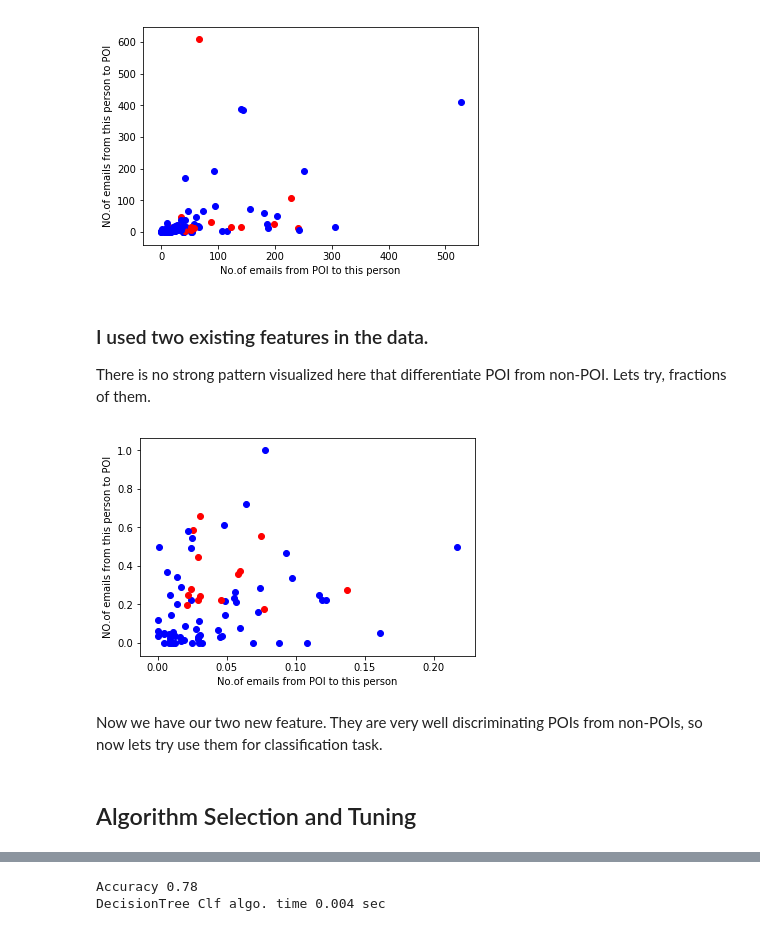
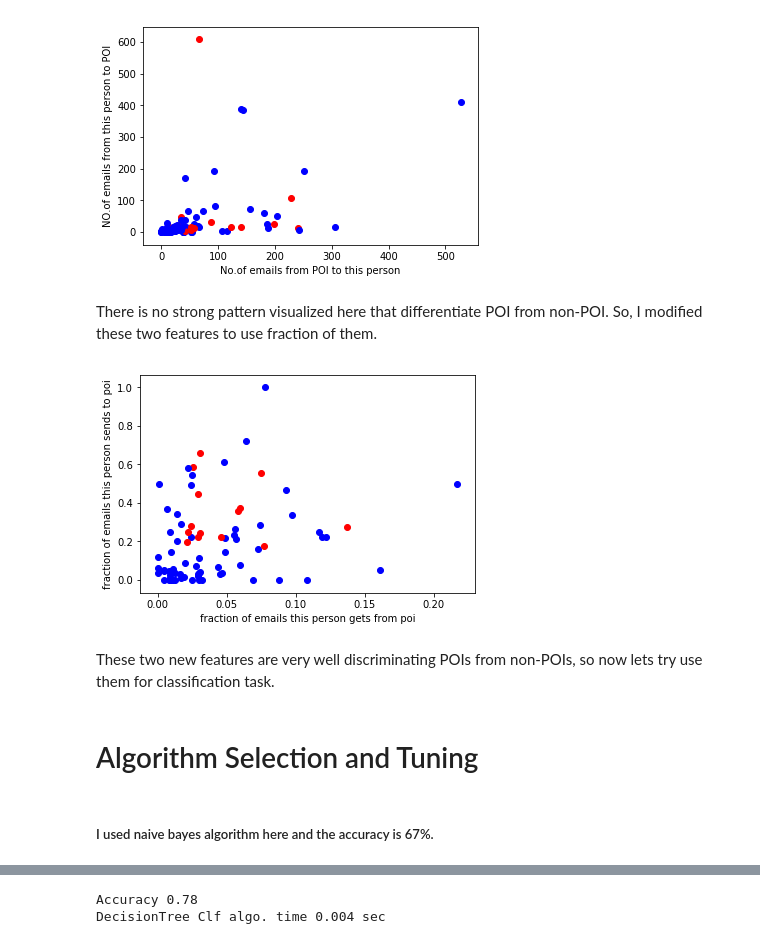
Before and after one commit to ketanpandey01/Enron_Corpus, a Jupyter notebook: Enron Corpus.ipynb, the cells around one changed output, grey strips where cells are left out. Saved outputs shown, nothing was run; the diff lists cells and outputs as text; code cells hidden in the pictures.

```diff
--- a/Enron Corpus.ipynb
+++ b/Enron Corpus.ipynb
@@ -107,44 +109,45 @@ plt.show()
 # %% [output]
 [figure]
 # %% [markdown]
-### I used two existing features in the data.
 There is no strong pattern visualized here that differentiate POI from non-POI.
-Lets try, fractions of them.
+So, I modified these two features to use fraction of them.
 # %%
 def fraction_feature(new_feature,key,norm):
 
     for emp in data_dict.keys():
 
         if data_dict[emp][key]<>'NaN' and data_dict[emp][norm]<>'NaN':
             div = float(data_dict[emp][key])/data_dict[emp][norm]
             data_dict[emp][new_feature] = round(div,3)
         else:
             data_dict[emp][new_feature] = 0.0
 
 fraction_feature("fraction_from_poi_email","from_poi_to_this_person","to_messages")
 fraction_feature("fraction_to_poi_email","from_this_person_to_poi","from_messages")
 
 #new features
 features_list = ['poi',"fraction_from_poi_email","fraction_to_poi_email"]
 data = featureFormat(data_dict,features_list)
 
 for point in data:
     from_poi = point[1]
     to_poi = point[2]
     if point[0]==1:
         plt.scatter(from_poi,to_poi,c="r")
     else:
         plt.scatter(from_poi,to_poi, c='b')
 
-plt.xlabel("No.of emails from POI to this person")
-plt.ylabel("NO.of emails from this person to POI")
+plt.xlabel("fraction of emails this person gets from poi")
+plt.ylabel("fraction of emails this person sends to poi")
 plt.show()
 # %% [output]
-[figure, old version]
+[figure, new version]
 # %% [markdown]
-Now we have our two new feature. They are very well discriminating POIs from non-POIs, so now lets try use them for classification task.
+These two new features are very well discriminating POIs from non-POIs, so now lets try use them for classification task.
 # %% [markdown]
-## Algorithm Selection and Tuning
+# Algorithm Selection and Tuning
+# %% [markdown]
+##### I used naive bayes algorithm here and the accuracy is 67%.
 # %%
 features_list = ['poi',"fraction_from_poi_email","fraction_to_poi_email","shared_receipt_with_poi"]
 data = featureFormat(data_dict,features_list)
```
Also changed, not shown: parts of 8 cells of this notebook.
